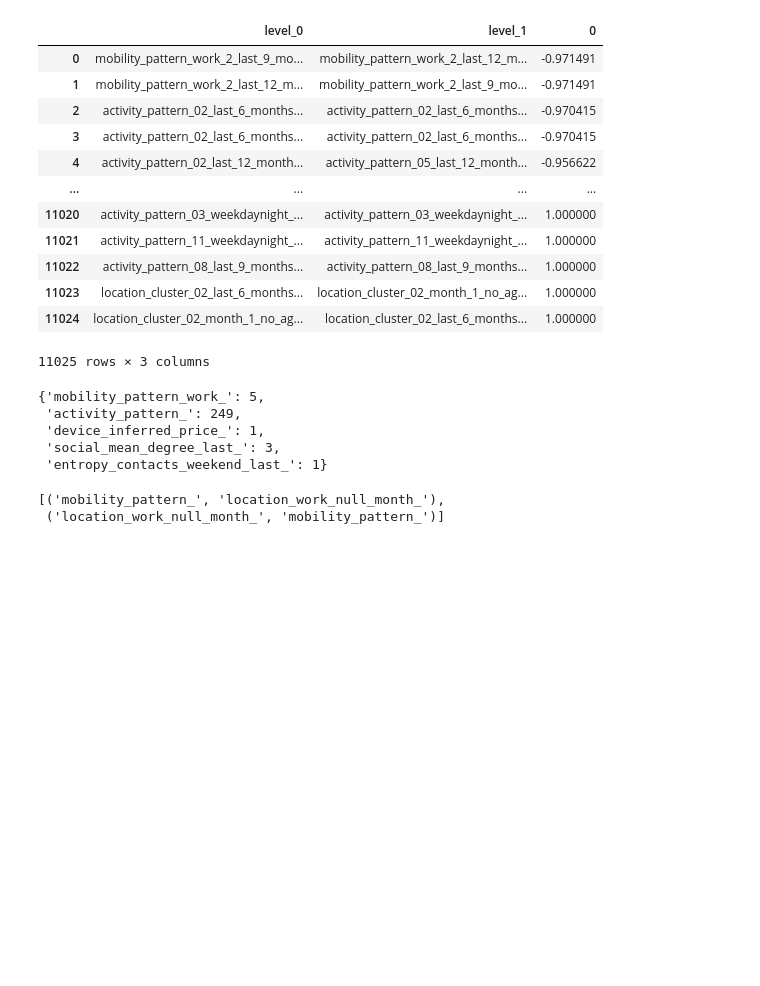
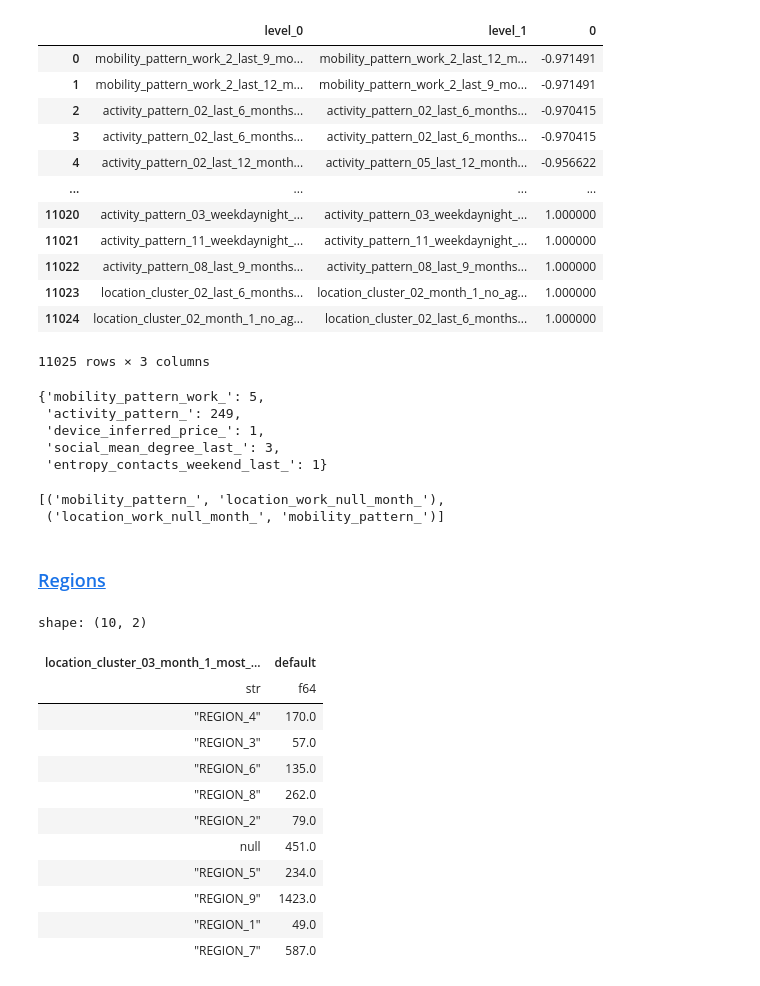
Before and after one commit to Rodma-BR/Loan-default-prediction, a Jupyter notebook: notebooks/EDA.ipynb, the cells around one changed output. Cells and saved outputs as stored; diff of their text form; code cells hidden in the pictures; blank space fills up the shorter version.

```diff
--- a/notebooks/EDA.ipynb
+++ b/notebooks/EDA.ipynb
@@ -322,0 +333,18 @@ dif_fam
+# %% [markdown]
+### <a id='toc1_3_9_'></a>[Regions](#toc0_)
+# %%
+df.group_by("location_cluster_03_month_1_most_frequent").agg(pl.col("default").sum())
+# %% [output]
+shape: (10, 2)
+| location_cluster_03_month_1_most_... | default |
+| str | f64 |
+| "REGION_4" | 170.0 |
+| "REGION_3" | 57.0 |
+| "REGION_6" | 135.0 |
+| "REGION_8" | 262.0 |
+| "REGION_2" | 79.0 |
+| null | 451.0 |
+| "REGION_5" | 234.0 |
+| "REGION_9" | 1423.0 |
+| "REGION_1" | 49.0 |
+| "REGION_7" | 587.0 |
```
Also changed, not shown: parts of 19 cells of this notebook, 2 other files.
